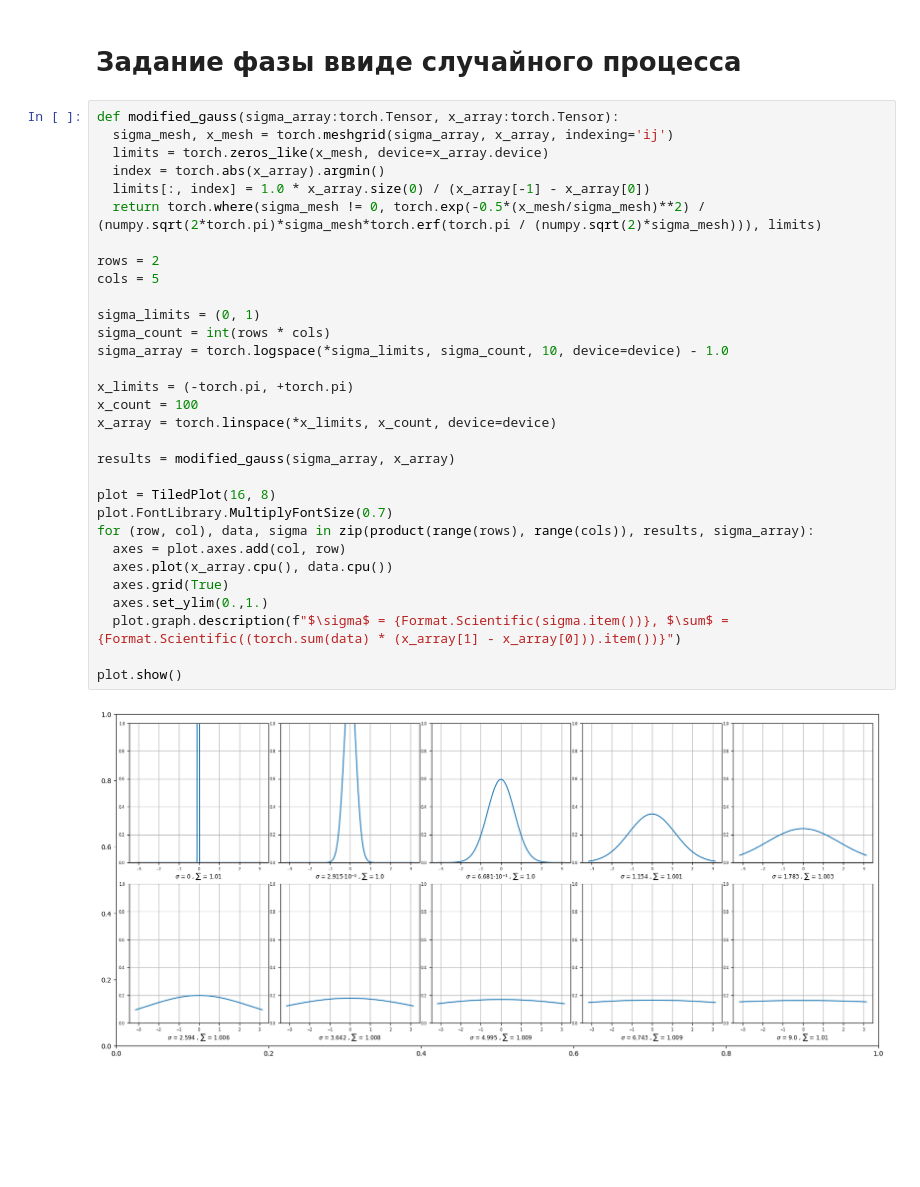
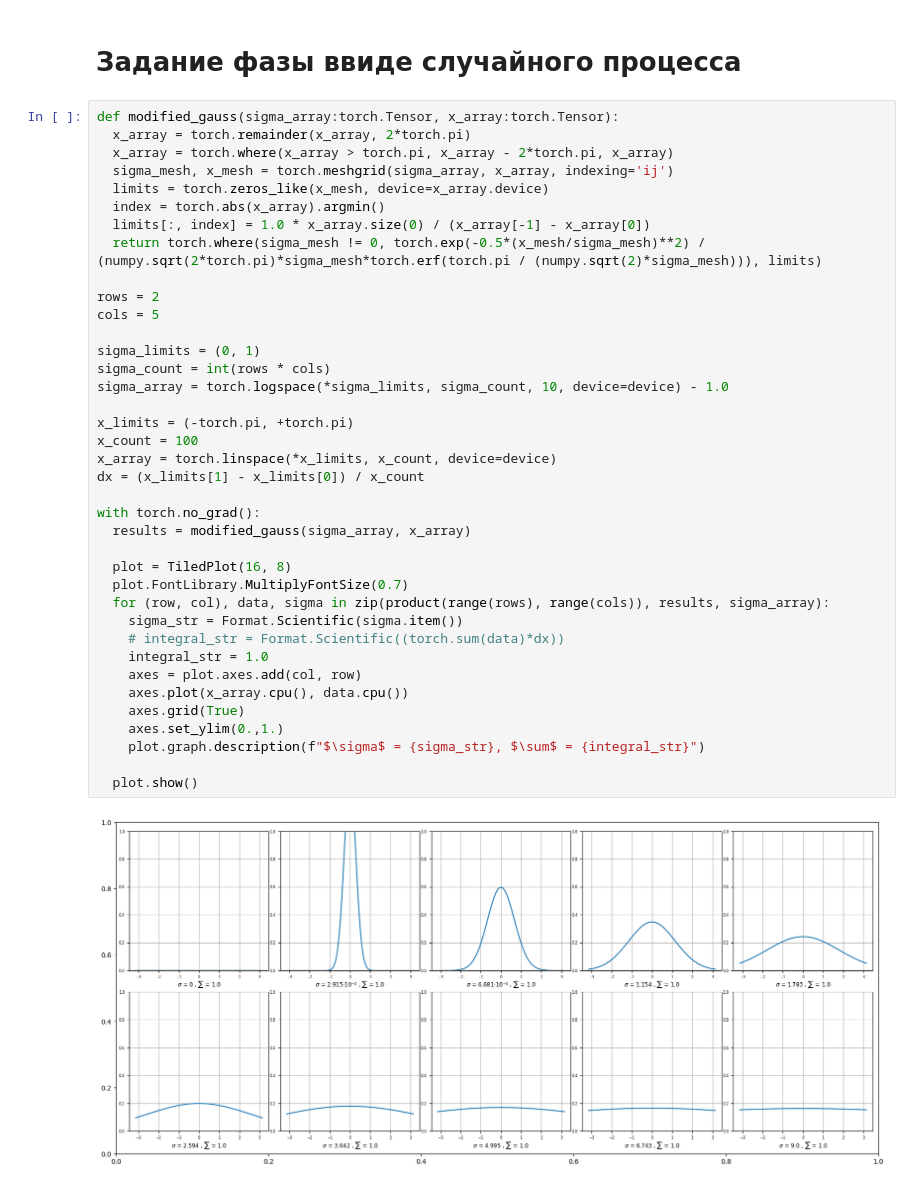
Before and after one commit to Belashov641618/DNN, a Jupyter notebook: collab/Incoherent.ipynb, the cells around one changed output. Saved outputs shown, nothing was run; the diff lists cells and outputs as text; blank space fills up the shorter version.

```diff
--- a/collab/Incoherent.ipynb
+++ b/collab/Incoherent.ipynb
@@ -174,34 +175,41 @@ plot.show()
 # Задание фазы ввиде случайного процесса
 # %%
 def modified_gauss(sigma_array:torch.Tensor, x_array:torch.Tensor):
+  x_array = torch.remainder(x_array, 2*torch.pi)
+  x_array = torch.where(x_array > torch.pi, x_array - 2*torch.pi, x_array)
   sigma_mesh, x_mesh = torch.meshgrid(sigma_array, x_array, indexing='ij')
   limits = torch.zeros_like(x_mesh, device=x_array.device)
   index = torch.abs(x_array).argmin()
   limits[:, index] = 1.0 * x_array.size(0) / (x_array[-1] - x_array[0])
   return torch.where(sigma_mesh != 0, torch.exp(-0.5*(x_mesh/sigma_mesh)**2) / (numpy.sqrt(2*torch.pi)*sigma_mesh*torch.erf(torch.pi / (numpy.sqrt(2)*sigma_mesh))), limits)
 
 rows = 2
 cols = 5
 
 sigma_limits = (0, 1)
 sigma_count = int(rows * cols)
 sigma_array = torch.logspace(*sigma_limits, sigma_count, 10, device=device) - 1.0
 
 x_limits = (-torch.pi, +torch.pi)
 x_count = 100
 x_array = torch.linspace(*x_limits, x_count, device=device)
+dx = (x_limits[1] - x_limits[0]) / x_count
 
-results = modified_gauss(sigma_array, x_array)
+with torch.no_grad():
+  results = modified_gauss(sigma_array, x_array)
 
-plot = TiledPlot(16, 8)
-plot.FontLibrary.MultiplyFontSize(0.7)
-for (row, col), data, sigma in zip(product(range(rows), range(cols)), results, sigma_array):
-  axes = plot.axes.add(col, row)
-  axes.plot(x_array.cpu(), data.cpu())
-  axes.grid(True)
-  axes.set_ylim(0.,1.)
-  plot.graph.description(f"$\sigma$ = {Format.Scientific(sigma.item())}, $\sum$ = {Format.Scientific((torch.sum(data) * (x_array[1] - x_array[0])).item())}")
+  plot = TiledPlot(16, 8)
+  plot.FontLibrary.MultiplyFontSize(0.7)
+  for (row, col), data, sigma in zip(product(range(rows), range(cols)), results, sigma_array):
+    sigma_str = Format.Scientific(sigma.item())
+    # integral_str = Format.Scientific((torch.sum(data)*dx))
+    integral_str = 1.0
+    axes = plot.axes.add(col, row)
+    axes.plot(x_array.cpu(), data.cpu())
+    axes.grid(True)
+    axes.set_ylim(0.,1.)
+    plot.graph.description(f"$\sigma$ = {sigma_str}, $\sum$ = {integral_str}")
 
-plot.show()
+  plot.show()
 # %% [output]
-[figure, old version]
+[figure, new version]
```
Also changed, not shown: parts of 5 cells of this notebook.
